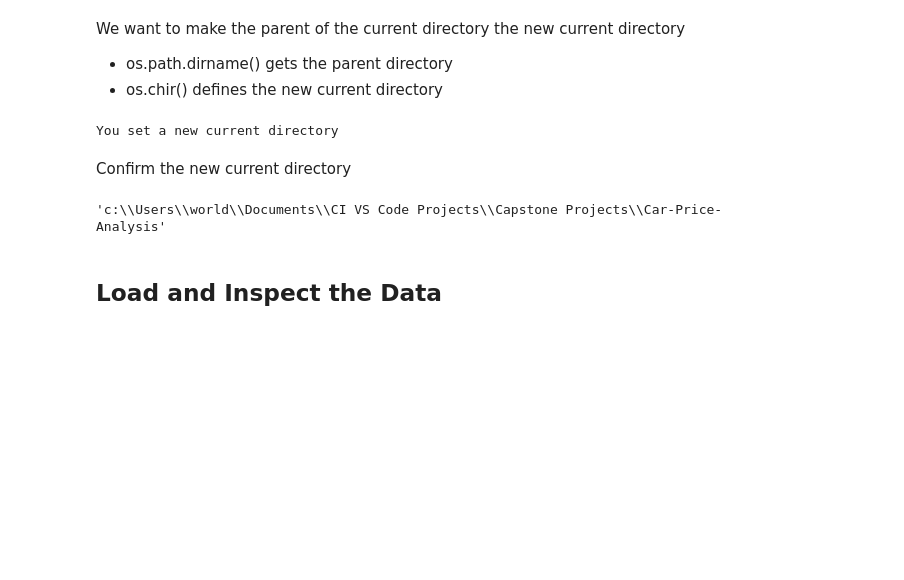
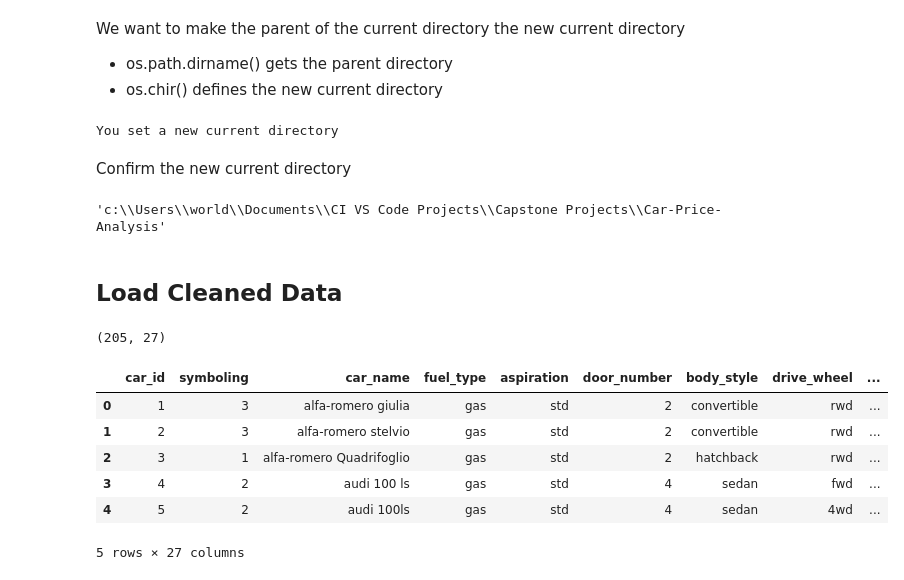
Before and after one commit to EHemraj/Car-Price-Analysis, a Jupyter notebook: jupyter_notebooks/02_EDA.ipynb, the cells around one changed output. Drawn from its saved outputs; the diff is of its cells as text; code cells hidden in the pictures; blank space fills up the shorter version.

```diff
--- a/jupyter_notebooks/02_EDA.ipynb
+++ b/jupyter_notebooks/02_EDA.ipynb
@@ -58,4 +58,22 @@ current_dir
 # %% [output]
 'c:\\Users\\world\\Documents\\CI VS Code Projects\\Capstone Projects\\Car-Price-Analysis'
 # %% [markdown]
-## Load and Inspect the Data
+## Load Cleaned Data
+# %%
+# code changed from Gemini
+df = pd.read_csv('data/cleaned data/car_price_cleaned.csv')
+
+df.shape
+# %% [output]
+(205, 27)
+# %%
+# check the first 5 rows to see if it has loaded correctly
+df.head()
+# %% [output]
+|  | car_id | symboling | car_name | fuel_type | aspiration | door_number | body_style | drive_wheel | ... |
+| 0 | 1 | 3 | alfa-romero giulia | gas | std | 2 | convertible | rwd | ... |
+| 1 | 2 | 3 | alfa-romero stelvio | gas | std | 2 | convertible | rwd | ... |
+| 2 | 3 | 1 | alfa-romero Quadrifoglio | gas | std | 2 | hatchback | rwd | ... |
+| 3 | 4 | 2 | audi 100 ls | gas | std | 4 | sedan | fwd | ... |
+| 4 | 5 | 2 | audi 100ls | gas | std | 4 | sedan | 4wd | ... |
+5 rows × 27 columns
```
Also changed, not shown: parts of 4 cells of this notebook.
